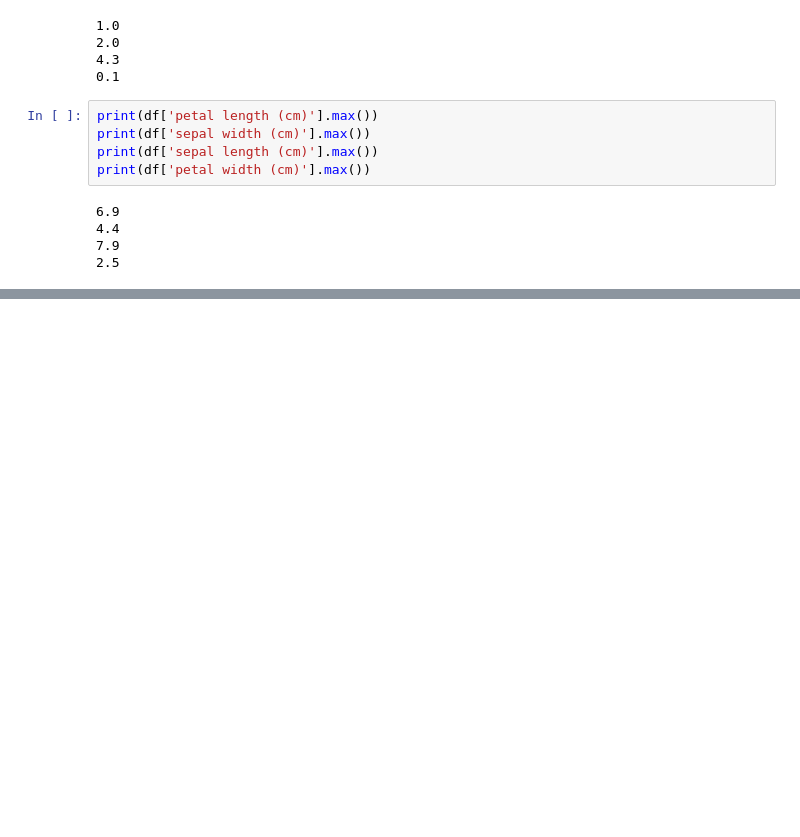
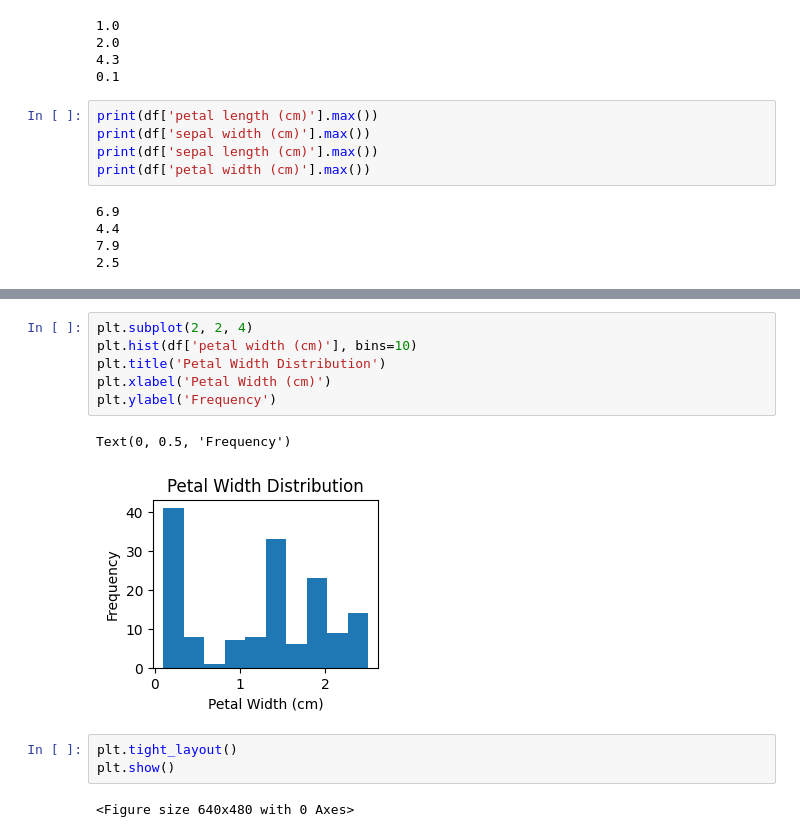
Before and after one commit to sarveshkuvalekar/DSBDA_LAB_Practicals, a Jupyter notebook: PRACTICAL_4.ipynb, the cells around one changed output, grey strips where cells are left out. Drawn from its saved outputs; the diff is of its cells as text; blank space fills up the shorter version.

```diff
--- a/PRACTICAL_4.ipynb
+++ b/PRACTICAL_4.ipynb
@@ -91,0 +125,14 @@ print(df['petal width (cm)'].max())
+# %%
+plt.subplot(2, 2, 4)
+plt.hist(df['petal width (cm)'], bins=10)
+plt.title('Petal Width Distribution')
+plt.xlabel('Petal Width (cm)')
+plt.ylabel('Frequency')
+# %% [output]
+Text(0, 0.5, 'Frequency')
+[figure, added]
+# %%
+plt.tight_layout()
+plt.show()
+# %% [output]
+<Figure size 640x480 with 0 Axes>
```
Also changed, not shown: parts of 5 cells of this notebook.
